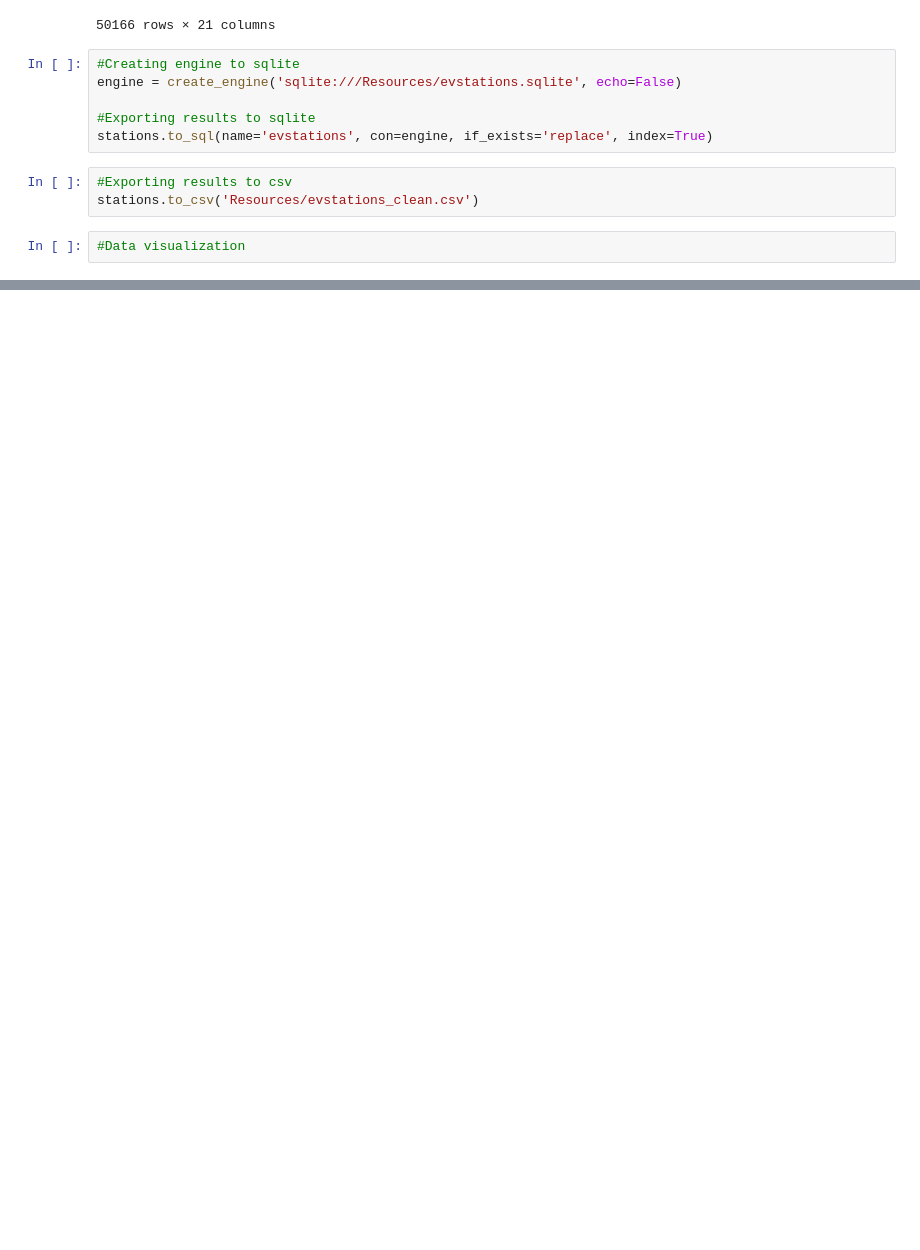
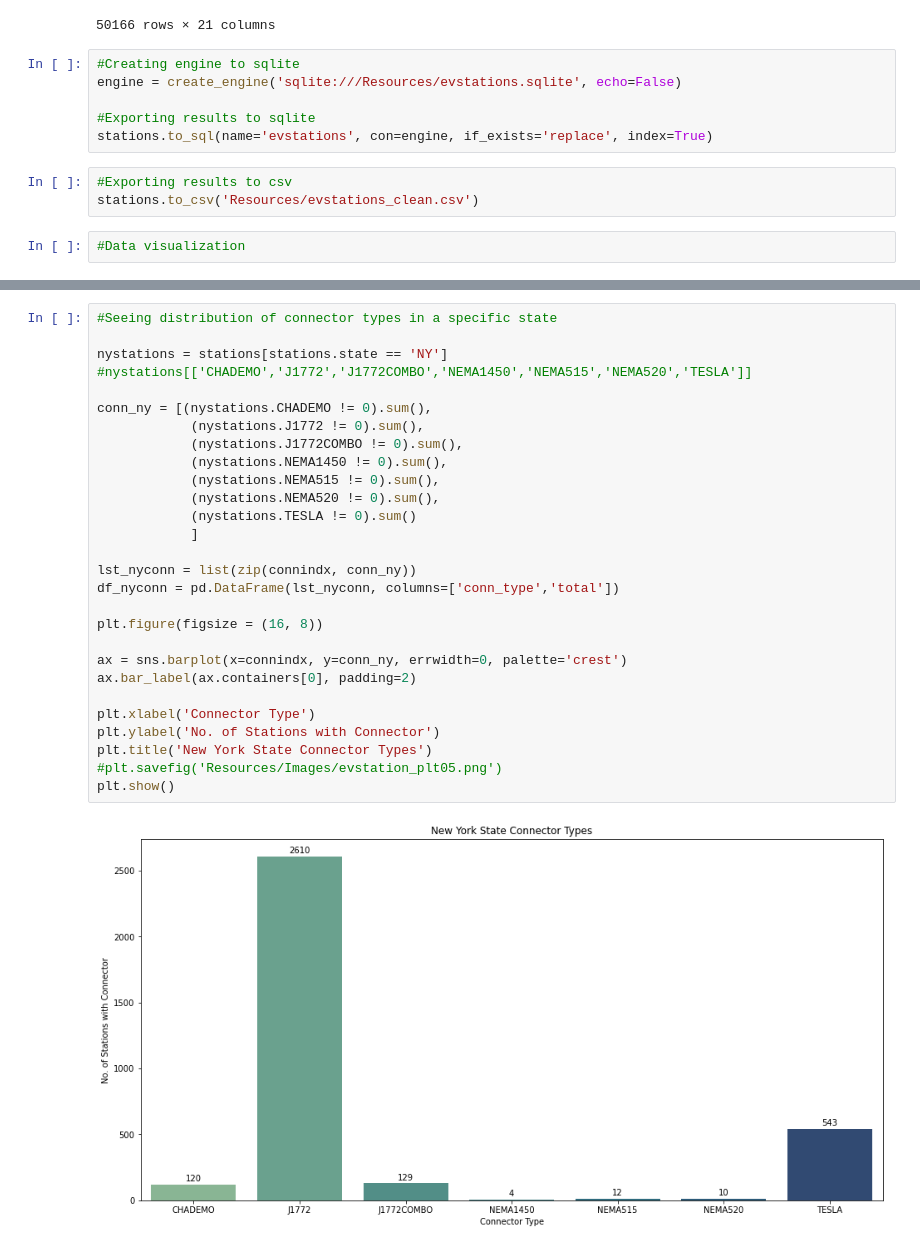
Before and after one commit to rayy-32/ev-station-analysis-and-mapping, a Jupyter notebook: evstations.ipynb, the cells around one changed output, grey strips where cells are left out. Saved outputs shown, nothing was run; the diff lists cells and outputs as text; blank space fills up the shorter version.

```diff
--- a/evstations.ipynb
+++ b/evstations.ipynb
@@ -315,0 +299,30 @@ dtype: int64
+# %%
+#Seeing distribution of connector types in a specific state
+
+nystations = stations[stations.state == 'NY']
+#nystations[['CHADEMO','J1772','J1772COMBO','NEMA1450','NEMA515','NEMA520','TESLA']]
+
+conn_ny = [(nystations.CHADEMO != 0).sum(),
+            (nystations.J1772 != 0).sum(),
+            (nystations.J1772COMBO != 0).sum(),
+            (nystations.NEMA1450 != 0).sum(),
+            (nystations.NEMA515 != 0).sum(),
+            (nystations.NEMA520 != 0).sum(),
+            (nystations.TESLA != 0).sum()
+            ]
+
+lst_nyconn = list(zip(connindx, conn_ny))
+df_nyconn = pd.DataFrame(lst_nyconn, columns=['conn_type','total'])
+
+plt.figure(figsize = (16, 8))
+
+ax = sns.barplot(x=connindx, y=conn_ny, errwidth=0, palette='crest')
+ax.bar_label(ax.containers[0], padding=2)
+
+plt.xlabel('Connector Type')
+plt.ylabel('No. of Stations with Connector')
+plt.title('New York State Connector Types')
+#plt.savefig('Resources/Images/evstation_plt05.png')
+plt.show()
+# %% [output]
+[figure, added]
```
Also changed, not shown: parts of 10 cells of this notebook.
